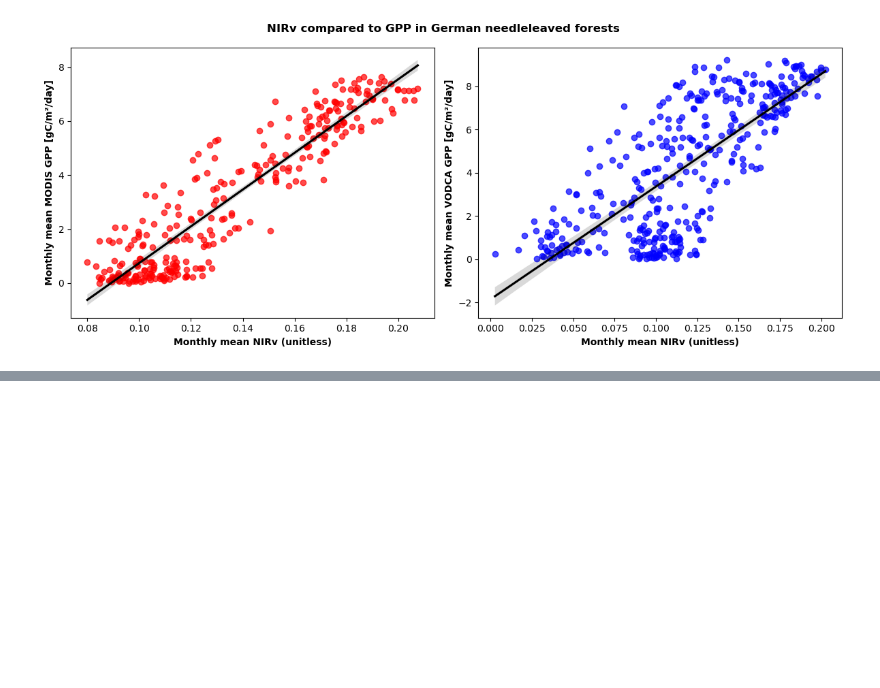
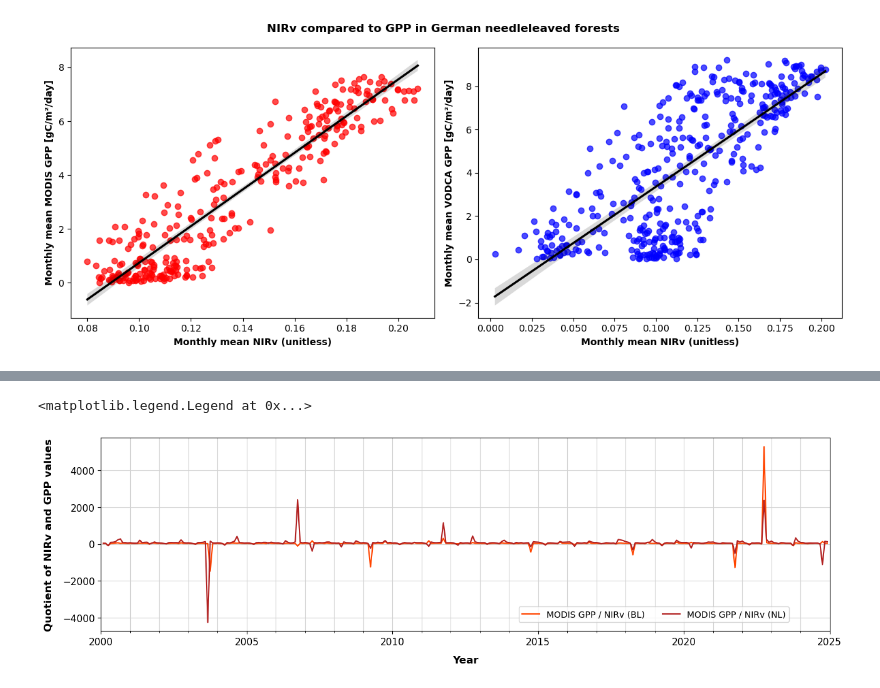
Before and after one commit to irishaake/Thesis_Msc, a Jupyter notebook: 31_Calculate_GPP.ipynb, the cells around one changed output, grey strips where cells are left out. Cells and saved outputs as stored; diff of their text form; code cells hidden in the pictures; blank space fills up the shorter version.

Commit message:
new approaches GPP calculation

```diff
--- a/31_Calculate_GPP.ipynb
+++ b/31_Calculate_GPP.ipynb
@@ -327,0 +290,16 @@ Intercept: -1.8509893105757467
+# %%
+# NEW APPROACH
+# normalize time series: calculate means of GPP and NIRv time series, subtract their mean value from time series
+# from now on, working with MODIS GPP because the relationship between MODIS GPP and NIRv seems stronger based on the scatterplots
+# first, calculate means of each time series
+modis_BL_mean = df_nirv_modis_BL["MODIS GPP"].mean()
+print(f"Mean of the MODIS GPP time series (BL forest): {modis_BL_mean}")
+
+nirv_BL_mean = df_nirv_modis_BL["NIRv"].mean()
+print(f"Mean of the NIRv time series (BL forest): {nirv_BL_mean}")
+
+modis_NL_mean = df_nirv_modis_NL["MODIS GPP"].mean()
+print(f"Mean of the MODIS GPP time series (NL forest): {modis_NL_mean}")
+
+nirv_NL_mean = df_nirv_modis_NL["NIRv"].mean()
+print(f"Mean of the NIRv time series (NL forest): {nirv_NL_mean}")
@@ -327,0 +311,9 @@ Intercept: -1.8509893105757467
+# %%
+# then, subtract the mean values from the original time series to recieve normalized values
+df_nirv_modis_BL_norm = pd.DataFrame({"time": df_nirv_modis_BL["time"],
+                                      "NIRv": df_nirv_modis_BL["NIRv"] - nirv_BL_mean,
+                                      "MODIS GPP": df_nirv_modis_BL["MODIS GPP"] - modis_BL_mean})
+
+df_nirv_modis_NL_norm = pd.DataFrame({"time": df_nirv_modis_NL["time"],
+                                      "NIRv": df_nirv_modis_NL["NIRv"] - nirv_NL_mean,
+                                      "MODIS GPP": df_nirv_modis_NL["MODIS GPP"] - modis_NL_mean})
@@ -327,0 +338,4 @@ Intercept: -1.8509893105757467
+# %%
+# divide GPP by NIRv to determine alpha value
+df_nirv_modis_BL_norm["Quotient"] = df_nirv_modis_BL_norm["MODIS GPP"] / df_nirv_modis_BL_norm["NIRv"]
+df_nirv_modis_NL_norm["Quotient"] = df_nirv_modis_NL_norm["MODIS GPP"] / df_nirv_modis_NL_norm["NIRv"]
@@ -327,0 +374,16 @@ Intercept: -1.8509893105757467
+# %%
+# plot result
+fig, ax = plt.subplots(figsize=(15,4))
+ax.plot('time', 'Quotient', data=df_nirv_modis_BL_norm, color='orangered', linewidth=1.5, linestyle='-', label="MODIS GPP / NIRv (BL)")
+ax.plot('time', 'Quotient', data=df_nirv_modis_NL_norm, color='firebrick', linewidth=1.5, linestyle='-', label="MODIS GPP / NIRv (NL)")
+ax.xaxis.set_major_locator(mdates.YearLocator(5))
+ax.xaxis.set_minor_locator(mdates.YearLocator(1))
+ax.tick_params(axis='both', labelsize=11)
+ax.set_ylabel('Quotient of NIRv and GPP values', fontsize=12, weight='bold', labelpad=10)
+ax.set_xlabel('Year', fontsize=12, weight='bold', labelpad=10)
+ax.set_xlim(datetime(2000, 1, 1), datetime(2025, 1, 1))
+ax.grid(True, which='both', color='lightgrey')
+ax.legend(loc=1, fontsize=10,  bbox_to_anchor=(0.95, 0.15), ncol = 2)
+# %% [output]
+<matplotlib.legend.Legend at 0x...>
+[figure, added]
```
Also changed, not shown: parts of 28 cells of this notebook.
